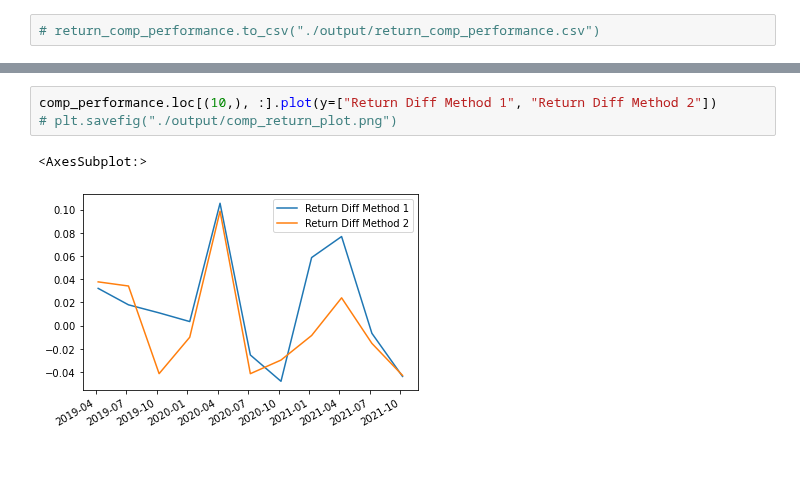
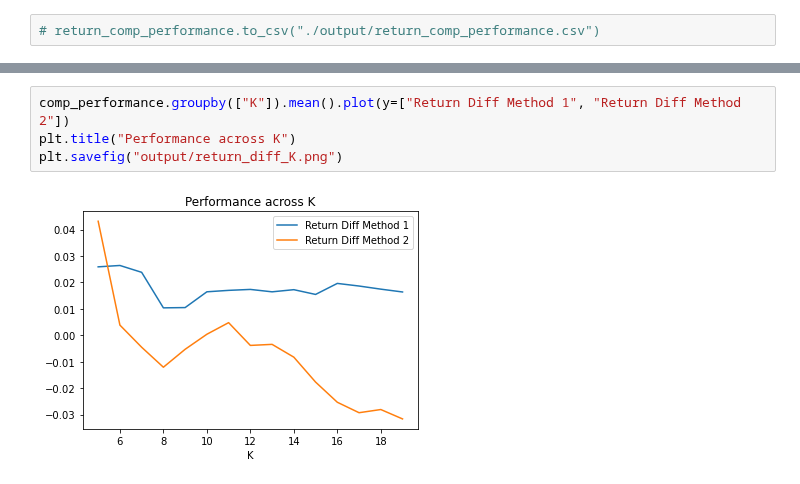
Before and after one commit to layoups/index-funds, a Jupyter notebook: create_indices.ipynb, the cells around one changed output, grey strips where cells are left out. Saved outputs shown, nothing was run; the diff lists cells and outputs as text.

Commit message:
plots

```diff
--- a/create_indices.ipynb
+++ b/create_indices.ipynb
@@ -478,6 +504,6 @@ return_comp_performance
 # %%
-comp_performance.loc[(10,), :].plot(y=["Return Diff Method 1", "Return Diff Method 2"])
-# plt.savefig("./output/comp_return_plot.png")
+comp_performance.groupby(["K"]).mean().plot(y=["Return Diff Method 1", "Return Diff Method 2"])
+plt.title("Performance across K")
+plt.savefig("output/return_diff_K.png")
 # %% [output]
-<AxesSubplot:>
-[figure, old version]
+[figure, new version]
```
Also changed, not shown: parts of 9 cells of this notebook, 2 other files.
